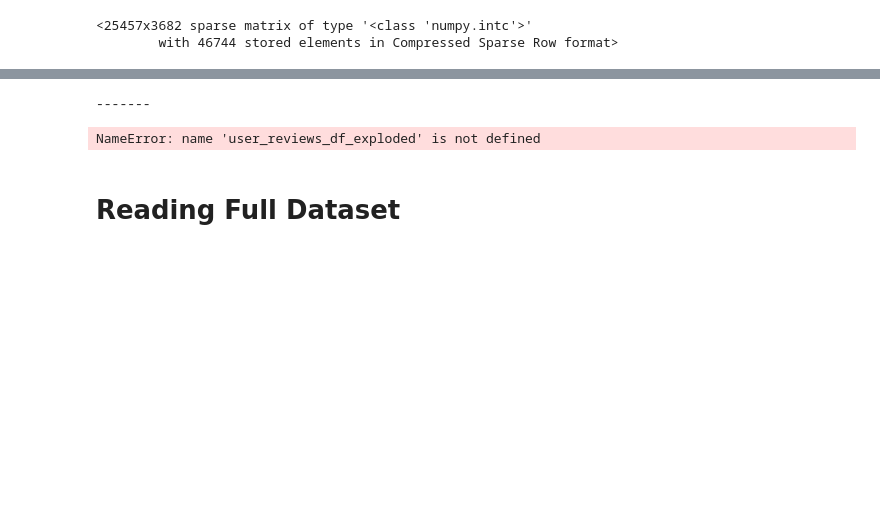
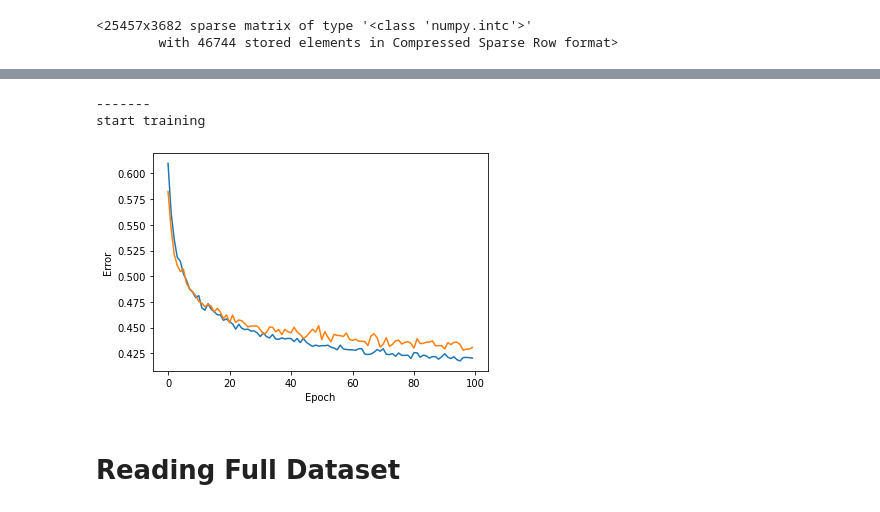
Before and after one commit to jdepreter/ai-project, a Jupyter notebook: rbm_notebook.ipynb, the cells around one changed output, grey strips where cells are left out. Cells and saved outputs as stored; diff of their text form; code cells hidden in the pictures; blank space fills up the shorter version.

```diff
--- a/rbm_notebook.ipynb
+++ b/rbm_notebook.ipynb
@@ -22,15 +22,15 @@ class RBM(nn.Module):
 
         # Weights used for the probability of the visible units given the hidden units
         super().__init__()
-        self.W = torch.randn(n_hid, n_vis, device=device)  # torch.rand: random normal distribution mean = 0, variance = 1
+        self.W = torch.zeros(n_hid, n_vis, device=device)  # torch.rand: random normal distribution mean = 0, variance = 1
 
         # Bias probability of the visible units is activated, given the value of the hidden units (p_v_given_h)
-        self.v_bias = torch.randn(1, n_vis, device=device)  # fake dimension for the batch = 1
+        self.v_bias = torch.zeros(1, n_vis, device=device)  # fake dimension for the batch = 1
 
         # Bias probability of the hidden units is activated, given the value of the visible units (p_h_given_v)
-        self.h_bias = torch.randn(1, n_hid, device=device)  # fake dimension for the batch = 1
+        self.h_bias = torch.zeros(1, n_hid, device=device)  # fake dimension for the batch = 1
 
-    def lr():
+    def lr(self):
         return 0.02
 
     def sample_h(self, x):
@@ -89,16 +89,16 @@ class RBM(nn.Module):
         v_extra = torch.sum((v0 - vk), 0)
         h_extra = torch.sum((ph0 - phk), 0)
 
-        if self.i % 45 == 0:
-            print(torch.max(w_extra), torch.max(v_extra), torch.max(h_extra), flush=True)
+        # if self.i % 45 == 0:
+            # print(torch.max(w_extra), torch.max(v_extra), torch.max(h_extra), flush=True)
 
         # Approximate the gradients with the CD algorithm
         # TODO learning rate toevoegen
-        self.W += w_extra
+        self.W += self.lr() * w_extra
 
         # Add (difference, 0) for the tensor of 2 dimensions
-        self.v_bias += v_extra
-        self.h_bias += h_extra
+        self.v_bias += self.lr() * v_extra
+        self.h_bias += self.lr() * h_extra
         self.i += 1
 # %%
 cuda = torch.device('cuda')
@@ -261,11 +265,11 @@ train_matrix
 # %%
-def score_model(rbm):
+def score_model(rbm, batch_size):
     test_recon_error = 0  # RMSE reconstruction error initialized to 0 at the beginning of training
     s = 0  # a counter (float type)
     # for loop - go through every single user
-    for id_user in range(user_reviews_df_exploded['user_id_int'].max() + 1):
-        v = train_matrix[id_user:id_user + 1]  # training set inputs are used to activate neurons of my RBM
-        vt = test_matrix[id_user:id_user + 1]  # target
+    for id_user in range(0, user_reviews_df_exploded['user_id_int'].max() + 1 - batch_size, batch_size):
+        v = train_matrix[id_user:id_user + batch_size]  # training set inputs are used to activate neurons of my RBM
+        vt = test_matrix[id_user:id_user + batch_size]  # target
         # v = convert_sparse_matrix_to_sparse_tensor(training_sample)
         # vt = convert_sparse_matrix_to_sparse_tensor(training_sample2)
         v = v.todense()
@@ -285,15 +289,16 @@ def score_model(rbm):
             _, v = rbm.sample_v(h)
 
             # Update test RMSE reconstruction error
-            test_recon_error += torch.sqrt(torch.mean((vt[vt > -1] - v[vt > -1])**2))
-            s += 1
+            test_recon_error += torch.sqrt(torch.mean((vt[vt > -1] - v[vt > -1])**2)) * len(vt > -1)
+            s += len(vt > -1)
 
     return test_recon_error / s
 
 print('-------')
 n_vis = user_reviews_df_exploded['item_id_int'].max() + 1
 n_hidden = 1024
-batch_size = 128
+batch_size = 1024
+epochs = 100
 train_errors = []
 test_errors = []
 rbm = RBM(n_vis, n_hidden)
@@ -317,7 +322,7 @@ def convert_sparse_matrix_to_sparse_tensor(X):
     return tensor
 
 print("start training")
-for epoch in range(2):
+for epoch in tqdm(range(epochs)):
     rbm.train()
     train_recon_error = 0  # RMSE reconstruction error initialized to 0 at the beginning of training
     s = 0
@@ -353,40 +358,41 @@ for epoch in range(2):
 
             # print(k)
 
         phk, _ = rbm.sample_h(vk)
 
 
         rbm.train_model(v0, vk, ph0, phk)
 
-        train_recon_error += torch.sqrt(torch.mean((v0[v0 > 0] - vk[v0 > 0])**2))
-        s += 1
+        train_recon_error += torch.sqrt(torch.mean((v0[v0 > -1] - vk[v0 > -1])**2)) * len(v0 > -1)
+        s += len(v0 > -1)
 
         # print((torch.mm(v0.t(), ph0) - torch.mm(vk.t(), phk)).t().shape)
         # print(torch.sum((-vk + v0), 0).shape)
         # print(torch.sum((ph0 - phk), 0).shape)
 
     train_errors.append(train_recon_error / s)
 
-    print('calculating test scores')
+    # print('calculating test scores')
     rbm.eval()
-    test_errors.append(score_model(rbm))
+    test_errors.append(score_model(rbm, batch_size))
 
-    print('finished epoch', epoch)
+    # print('finished epoch', epoch)
 
 import matplotlib.pyplot as plt
 # Plot the RMSE reconstruction error with respect to increasing number of epochs
 plt.plot(torch.Tensor(train_errors, device='cpu'), label="train")
 plt.plot(torch.Tensor(test_errors, device='cpu'), label="test")
 plt.ylabel('Error')
 plt.xlabel('Epoch')
-plt.savefig('errors.jpg')
+plt.savefig(f'test0-{batch_size}-{epochs}.jpg')
 
 # Evaluate the RBM on test set
 # test_recon_error = score_model(rbm)
 # print("Final error", test_recon_error)
 # %% [output]
 -------
+start training
-NameError: name 'user_reviews_df_exploded' is not defined
+[figure, added]
 # %%
 plt.plot(torch.Tensor(train_errors, device='cpu'), label="train")
 plt.plot(torch.Tensor(test_errors, device='cpu'), label="test")
```
Also changed, not shown: parts of 9 cells of this notebook.
